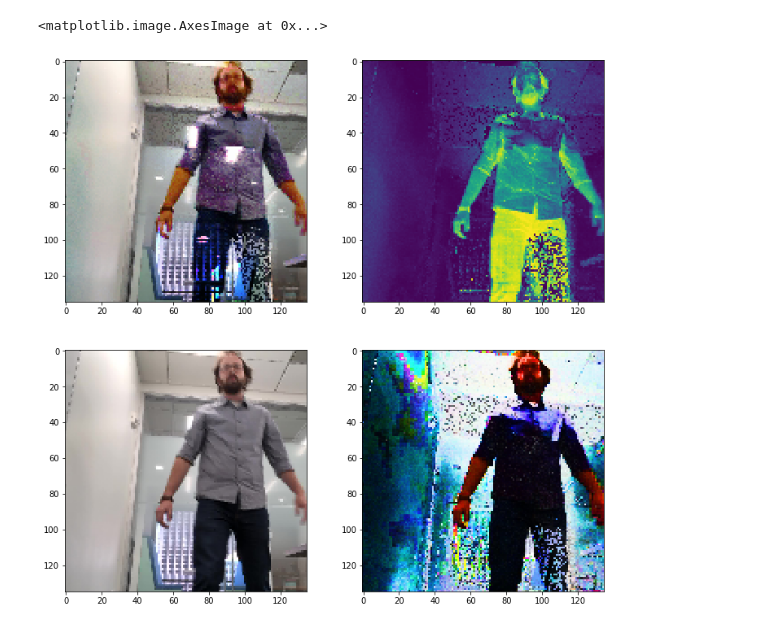
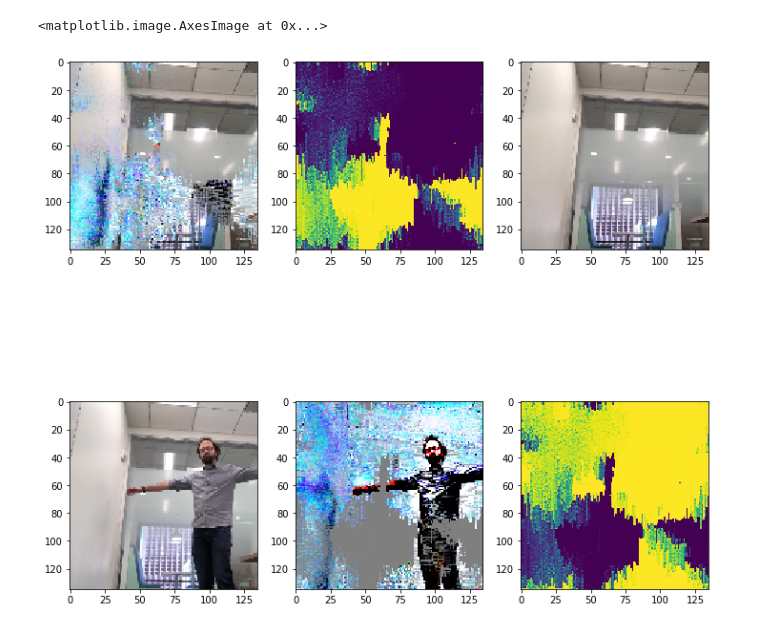
Before and after one commit to cemoody/rtvf, a Jupyter notebook: NB01 Robust Total Variation Tensor Factorization.ipynb, the cells around one changed output. Drawn from its saved outputs; the diff is of its cells as text; code cells hidden in the pictures.

```diff
--- a/NB01 Robust Total Variation Tensor Factorization.ipynb
+++ b/NB01 Robust Total Variation Tensor Factorization.ipynb
@@ -45,19 +35,23 @@ plt.imshow(expit(bg))
 # %%
 #axs = plt.subplots(1, 2)
-f = 50
-_, axs = plt.subplots(2, 2, figsize=(12, 12))
+f = 150
+_, axs = plt.subplots(2, 3, figsize=(12, 12))
 
 plt.sca(axs[0, 0])
-plt.imshow(expit(bg + fg[f] * mask[f][..., None]))
+plt.imshow(expit(bg * (1 - mask[f][..., None]) + fg[f] * mask[f][..., None]))
 plt.sca(axs[0, 1])
 plt.imshow(mask[f])
+plt.sca(axs[0, 2])
+plt.imshow(expit(bg))
 plt.sca(axs[1, 0])
 plt.imshow(X[f])
 plt.sca(axs[1, 1])
-plt.imshow(expit(fg[f]))
+plt.imshow(expit(fg[f] * (1- mask[f][..., None] )))
+plt.sca(axs[1, 2])
+plt.imshow(1 - mask[f])
 # %% [output]
 <matplotlib.image.AxesImage at 0x...>
-[figure, old version]
+[figure, new version]
 # %%
 #axs = plt.subplots(1, 2)
 f = 150
```
Also changed, not shown: parts of 4 cells of this notebook, 1 other file.
